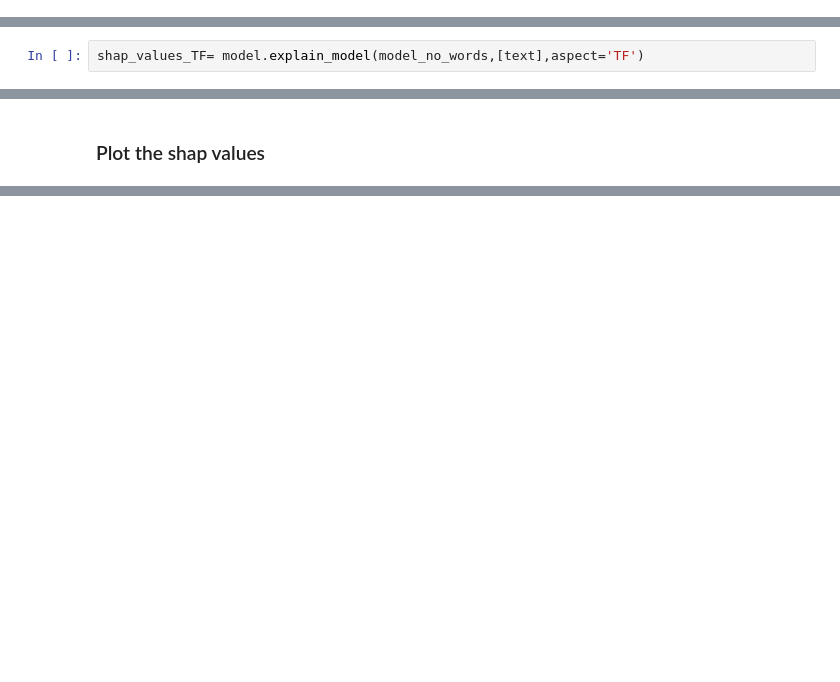
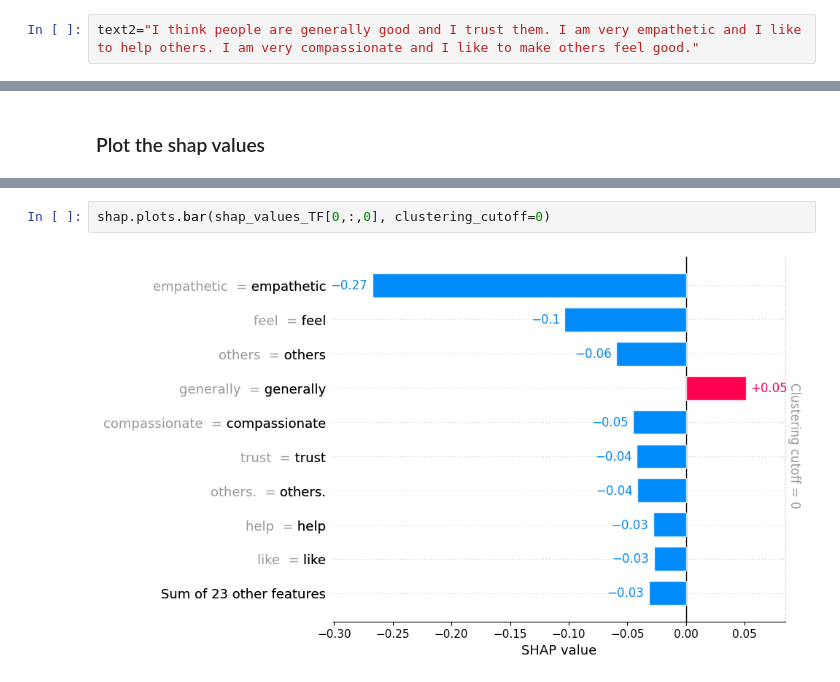
Before and after one commit to OMAR-AHMED-SAAD/Exploring-Explainable-NLP, a Jupyter notebook: Personality Traits MBTI/notebooks/roberta mbti clean with Shap.ipynb, the cells around one changed output, grey strips where cells are left out. Cells and saved outputs as stored; diff of their text form; blank space fills up the shorter version.

```diff
--- a/Personality Traits MBTI/notebooks/roberta mbti clean with Shap.ipynb
+++ b/Personality Traits MBTI/notebooks/roberta mbti clean with Shap.ipynb
@@ -99,4 +107,6 @@ text='I am a very happy person'
 # %%
 # shap values "call the model.explain method with the model, text data to explain and aspect"
 shap_values_IE= model.explain_model(model_no_words,[text],aspect='IE')
+# %%
+text2="I think people are generally good and I trust them. I am very empathetic and I like to help others. I am very compassionate and I like to make others feel good."
 # %%
@@ -104,2 +118,0 @@ shap_values_NS= model.explain_model(model_no_words,[text],aspect='NS')
-# %%
-shap_values_TF= model.explain_model(model_no_words,[text],aspect='TF')
@@ -138,0 +137,4 @@ model_no_words2.getProbabilities(np.array([text])).round()[0].numpy().tolist()
+# %%
+shap.plots.bar(shap_values_TF[0,:,0], clustering_cutoff=0)
+# %% [output]
+[figure, added]
```
Also changed, not shown: parts of 12 cells of this notebook, 2 other files.
